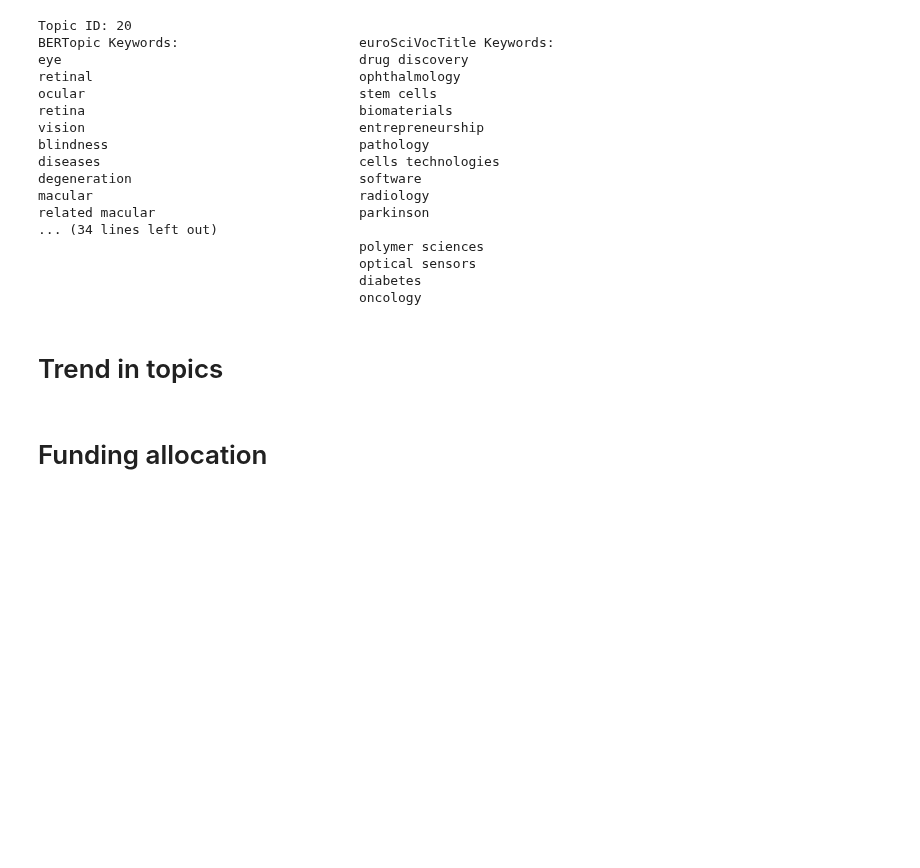
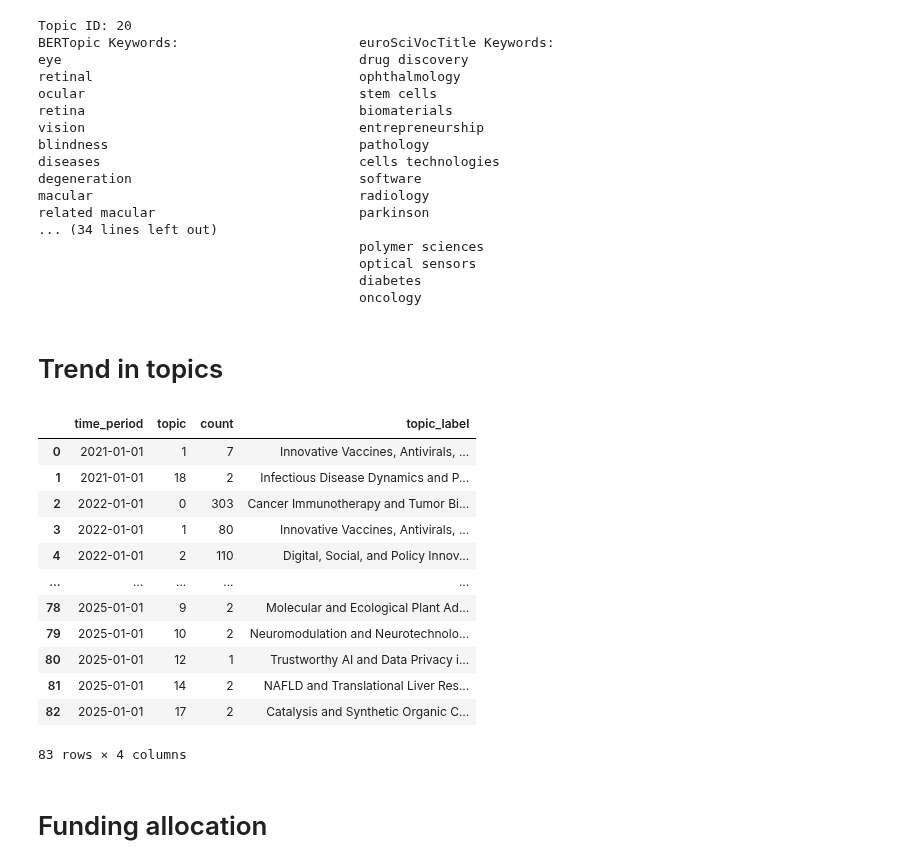
Before and after one commit to giangph58/Modern-Analytics, a Jupyter notebook: notebooks/topic_analysis.ipynb, the cells around one changed output. Saved outputs shown, nothing was run; the diff lists cells and outputs as text; code cells hidden in the pictures; blank space fills up the shorter version.

```diff
--- a/notebooks/topic_analysis.ipynb
+++ b/notebooks/topic_analysis.ipynb
@@ -186,31 +186,28 @@ pio.templates.default = "plotly_white"
 # %%
 import pandas as pd
 import plotly.express as px
 
 # Ensure the date column is a datetime object
 topics_df["ecSignatureDate"] = pd.to_datetime(topics_df["ecSignatureDate"])
 
 # Optional: group by month or week
-topics_df["time_period"] = topics_df["ecSignatureDate"].dt.to_period("M").dt.to_timestamp()  # use 'W' for weekly
+topics_df["time_period"] = topics_df["ecSignatureDate"].dt.to_period("Y").dt.to_timestamp()  # use 'W' for weekly
 
 # Count number of documents per topic per time period
 topic_trend = topics_df.groupby(["time_period", "topic"]).size().reset_index(name="count")
-
-# Plot using Plotly
-fig = px.line(
-    topic_trend,
-    x="time_period",
-    y="count",
-    color="topic",
-    markers=True,
-    title="Topic Trends Over Time"
-)
-
-fig.update_layout(
-    xaxis_title="Time",
-    yaxis_title="Project Count",
-    legend_title="Topic",
-    hovermode="x unified",
-)
-
-fig.show()
+topic_trend["topic_label"] = topic_trend["topic"].map(topic_labels)
+topic_trend
+# %% [output]
+|  | time_period | topic | count | topic_label |
+| 0 | 2021-01-01 | 1 | 7 | Innovative Vaccines, Antivirals, ... |
+| 1 | 2021-01-01 | 18 | 2 | Infectious Disease Dynamics and P... |
+| 2 | 2022-01-01 | 0 | 303 | Cancer Immunotherapy and Tumor Bi... |
+| 3 | 2022-01-01 | 1 | 80 | Innovative Vaccines, Antivirals, ... |
+| 4 | 2022-01-01 | 2 | 110 | Digital, Social, and Policy Innov... |
+| ... | ... | ... | ... | ... |
+| 78 | 2025-01-01 | 9 | 2 | Molecular and Ecological Plant Ad... |
+| 79 | 2025-01-01 | 10 | 2 | Neuromodulation and Neurotechnolo... |
+| 80 | 2025-01-01 | 12 | 1 | Trustworthy AI and Data Privacy i... |
+| 81 | 2025-01-01 | 14 | 2 | NAFLD and Translational Liver Res... |
+| 82 | 2025-01-01 | 17 | 2 | Catalysis and Synthetic Organic C... |
+83 rows × 4 columns
```
Also changed, not shown: parts of 1 cell of this notebook, 1 other file.
